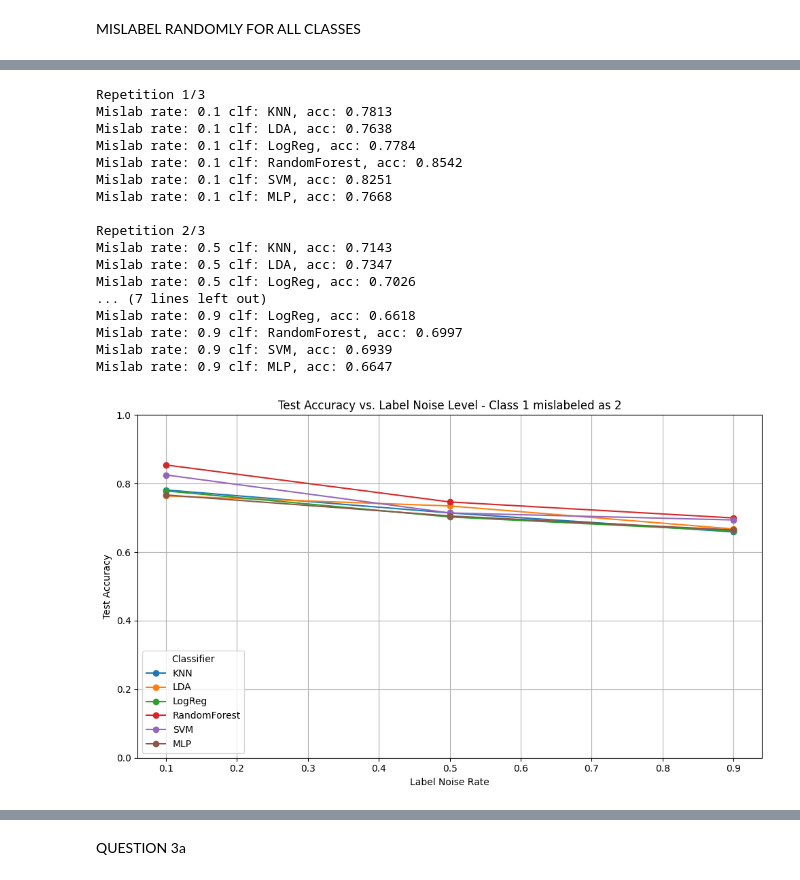
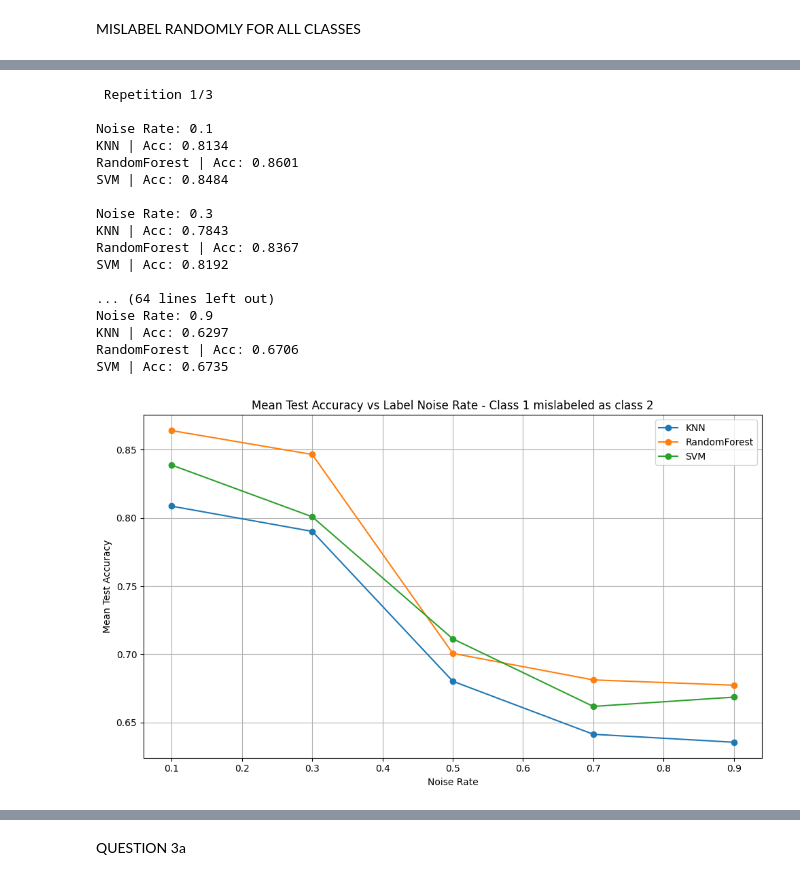
Before and after one commit to MaansGustafsson/Big_Data_EXAM2025, a Jupyter notebook: Exam_2025.ipynb, the cells around one changed output, grey strips where cells are left out. Cells and saved outputs as stored; diff of their text form; code cells hidden in the pictures.

```diff
--- a/Exam_2025.ipynb
+++ b/Exam_2025.ipynb
@@ -984,17 +1038,14 @@ from sklearn.pipeline import Pipeline
 from sklearn.preprocessing import StandardScaler
 import numpy as np
 
-# Repetition count for stability testing
 repeats = 3
 
-# Extended noise levels
 noise_rate_vals = [0.1, 0.3, 0.5, 0.7, 0.9]
 
-# Initialize result containers
-test_accuracies = {name: [] for name in models.keys()}
-best_params_across_runs = {name: [] for name in models.keys()}
-conf_matrix_sums = {name: np.zeros((len(np.unique(y)), len(np.unique(y))), dtype=int) for name in models.keys()}
-run_metrics = {name: [] for name in models.keys()}
+test_accuracies = {name: [] for name in models_noise.keys()}
+best_params_across_runs = {name: [] for name in models_noise.keys()}
+conf_matrix_sums = {name: np.zeros((len(np.unique(y)), len(np.unique(y))), dtype=int) for name in models_noise.keys()}
+run_metrics = {name: [] for name in models_noise.keys()}
 
 source_class = 1
 target_class = 2
@@ -1002,16 +1053,16 @@ target_class = 2
 for rep in range(repeats):
     print(f"\n Repetition {rep+1}/{repeats} ")
 
-    all_indices = np.arange(len(X_scaled))
-    X_train, X_test, y_train, y_test, idx_train, idx_test = train_test_split(X_scaled, y, all_indices, test_size=0.2, stratify=y)
+    all_indices = np.arange(len(X))
+    X_train, X_test, y_train, y_test, idx_train, idx_test = train_test_split(X, y, all_indices, test_size=0.2, stratify=y)
 
     #loop through all noise levels
     for noise_rate in noise_rate_vals:
         print(f"\nNoise Rate: {noise_rate:.1f}")
 
-        y_train_mislab, _ = inject_targeted_label_noise(y_train, source_class, target_class, noise_rate)
+        y_train_mislab, _ = targeted_label_noise(y_train, source_class, target_class, noise_rate)
 
-        for name, (clf, param_grid) in models.items():
+        for name, (clf, param_grid) in models_noise.items():
             pipe = Pipeline([
                 ('scaler', StandardScaler()),
                 ('clf', clf)
@@ -1042,38 +1093,50 @@ for rep in range(repeats):
             })
 
             print(f"{name} | Acc: {acc:.4f} ")
+
+plot_data_targ = {name: {} for name in models_noise.keys()}
+
+for name in models_noise.keys():
+    df = pd.DataFrame(run_metrics[name])
+    grouped = df.groupby('noise_rate')['test_acc'].mean()
+
+    for noise, acc in grouped.items():
+        plot_data_targ[name][noise] = acc
 # %% [output]
-Repetition 1/3
-Mislab rate: 0.1 clf: KNN, acc: 0.7813
-Mislab rate: 0.1 clf: LDA, acc: 0.7638
-Mislab rate: 0.1 clf: LogReg, acc: 0.7784
-Mislab rate: 0.1 clf: RandomForest, acc: 0.8542
-Mislab rate: 0.1 clf: SVM, acc: 0.8251
-Mislab rate: 0.1 clf: MLP, acc: 0.7668
+ Repetition 1/3
 
-Repetition 2/3
-Mislab rate: 0.5 clf: KNN, acc: 0.7143
-Mislab rate: 0.5 clf: LDA, acc: 0.7347
-Mislab rate: 0.5 clf: LogReg, acc: 0.7026
-... (7 lines left out)
-Mislab rate: 0.9 clf: LogReg, acc: 0.6618
-Mislab rate: 0.9 clf: RandomForest, acc: 0.6997
-Mislab rate: 0.9 clf: SVM, acc: 0.6939
-Mislab rate: 0.9 clf: MLP, acc: 0.6647
+Noise Rate: 0.1
+KNN | Acc: 0.8134
+RandomForest | Acc: 0.8601
+SVM | Acc: 0.8484
+
+Noise Rate: 0.3
+KNN | Acc: 0.7843
+RandomForest | Acc: 0.8367
+SVM | Acc: 0.8192
+
+... (64 lines left out)
+Noise Rate: 0.9
+KNN | Acc: 0.6297
+RandomForest | Acc: 0.6706
+SVM | Acc: 0.6735
 # %%
+import matplotlib.pyplot as plt
+import pandas as pd
+
 plt.figure(figsize=(10, 6))
 
-# Plot each classifier
-for name, accuracies in test_accuracies.items():
-    plt.plot(noise_rate_vals, accuracies, marker='o', label=name)
+for name in models_noise.keys():
+    noise_levels = sorted(plot_data_targ[name].keys())
+    mean_accuracies = [plot_data_targ[name][n] for n in noise_levels]
+    plt.plot(noise_levels, mean_accuracies, marker='o', label=name)
 
-plt.title(f"Test Accuracy vs. Label Noise Level - Class {source_class} mislabeled as {target_class}")
 plt.xlabel("Noise Rate")
-plt.ylabel("Test Accuracy")
-plt.ylim(0, 1.0)
+plt.ylabel("Mean Test Accuracy")
+plt.title(f"Mean Test Accuracy vs Label Noise Rate - Class {source_class} mislabeled as class {target_class}")
 plt.grid(True)
-plt.legend(title="Classifier")
+plt.legend()
 plt.tight_layout()
 plt.show()
 # %% [output]
-[figure, old version]
+[figure, new version]
```
Also changed, not shown: parts of 38 cells of this notebook.
